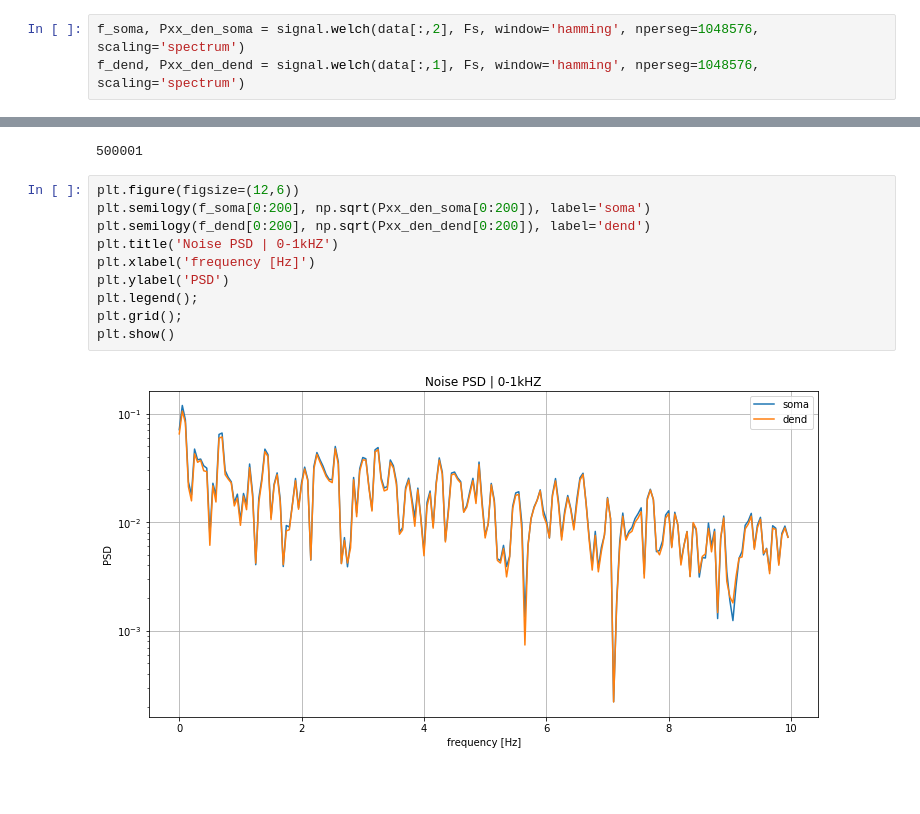
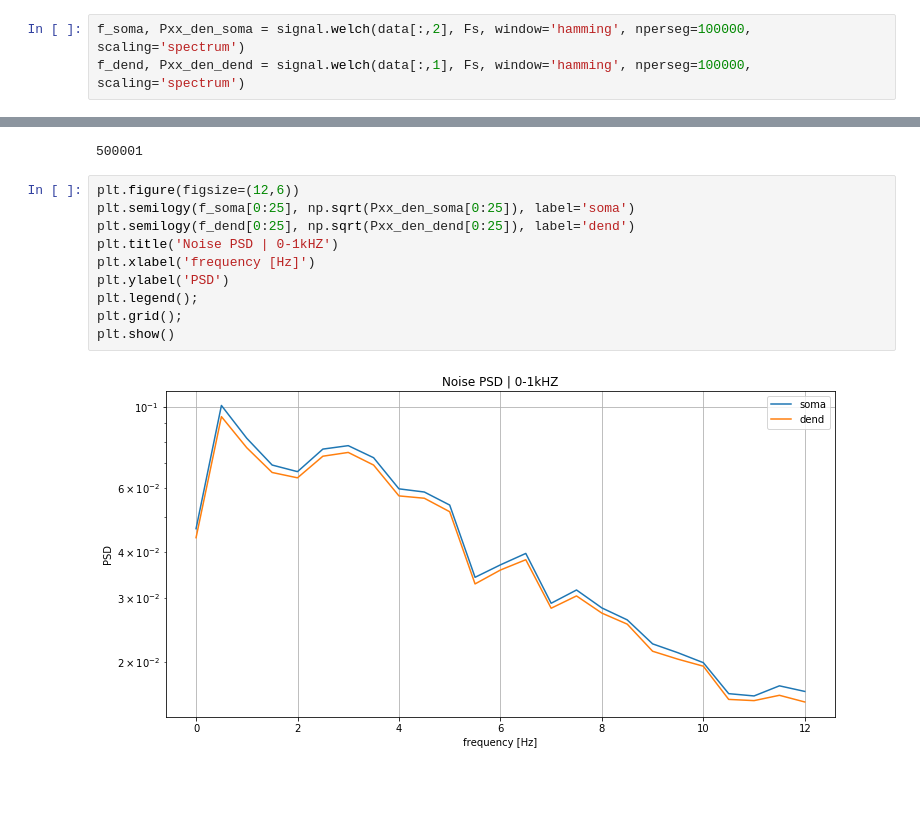
Before and after one commit to terbed/parameter-inference, a Jupyter notebook: Noise/Data/noise_power_spectrum.py.ipynb, the cells around one changed output, grey strips where cells are left out. Drawn from its saved outputs; the diff is of its cells as text.

```diff
--- a/Noise/Data/noise_power_spectrum.py.ipynb
+++ b/Noise/Data/noise_power_spectrum.py.ipynb
@@ -25,23 +25,23 @@ plt.show()
 # %% [output]
 [figure]
 # %%
-f_soma, Pxx_den_soma = signal.welch(data[:,2], Fs, window='hamming', nperseg=1048576, scaling='spectrum')
-f_dend, Pxx_den_dend = signal.welch(data[:,1], Fs, window='hamming', nperseg=1048576, scaling='spectrum')
+f_soma, Pxx_den_soma = signal.welch(data[:,2], Fs, window='hamming', nperseg=100000, scaling='spectrum')
+f_dend, Pxx_den_dend = signal.welch(data[:,1], Fs, window='hamming', nperseg=100000, scaling='spectrum')
 # %%
 len(f_soma)
 # %% [output]
 500001
 # %%
 plt.figure(figsize=(12,6))
-plt.semilogy(f_soma[0:200], np.sqrt(Pxx_den_soma[0:200]), label='soma')
-plt.semilogy(f_dend[0:200], np.sqrt(Pxx_den_dend[0:200]), label='dend')
+plt.semilogy(f_soma[0:25], np.sqrt(Pxx_den_soma[0:25]), label='soma')
+plt.semilogy(f_dend[0:25], np.sqrt(Pxx_den_dend[0:25]), label='dend')
 plt.title('Noise PSD | 0-1kHZ')
 plt.xlabel('frequency [Hz]')
 plt.ylabel('PSD')
 plt.legend();
 plt.grid();
 plt.show()
 # %% [output]
-[figure, old version]
+[figure, new version]
 # %% [markdown]
 ##
```
Also changed, not shown: 3 other files.
